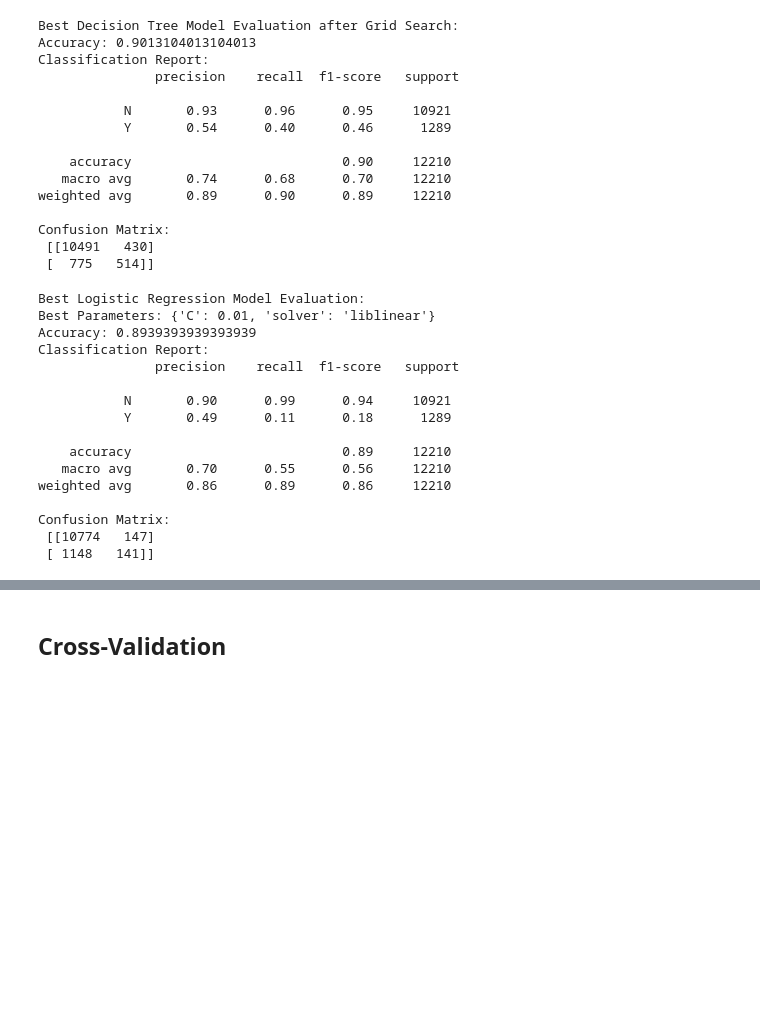
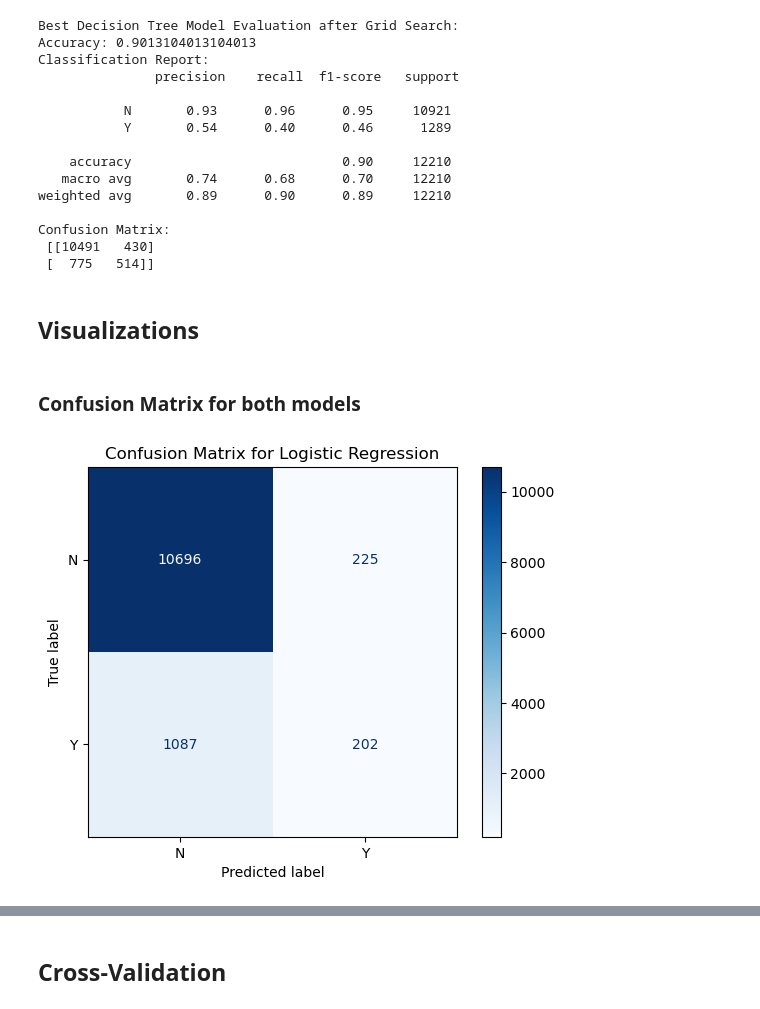
Before and after one commit to DavidGathimbaM/Terry-Traffic-Stops-Data-Science, a Jupyter notebook: index.ipynb, the cells around one changed output, grey strips where cells are left out. Saved outputs shown, nothing was run; the diff lists cells and outputs as text; code cells hidden in the pictures; blank space fills up the shorter version.

```diff
--- a/index.ipynb
+++ b/index.ipynb
@@ -417,32 +417,5 @@ weighted avg       0.89      0.90      0.89     12210
 Confusion Matrix:
  [[10491   430]
  [  775   514]]
-# %%
-# Best Logistic Regression model
-best_lr = grid_search_lr.best_estimator_
-
-# Predict on the test set with the best Logistic Regression model
-y_pred_best_lr = best_lr.predict(X_test)
-
-print("Best Logistic Regression Model Evaluation:")
-print("Best Parameters:", grid_search_lr.best_params_)
-print("Accuracy:", accuracy_score(y_test, y_pred_best_lr))
-print("Classification Report:\n", classification_report(y_test, y_pred_best_lr))
-print("Confusion Matrix:\n", confusion_matrix(y_test, y_pred_best_lr))
-# %% [output]
-Best Logistic Regression Model Evaluation:
-Best Parameters: {'C': 0.01, 'solver': 'liblinear'}
-Accuracy: 0.8939393939393939
-Classification Report:
-               precision    recall  f1-score   support
-
-           N       0.90      0.99      0.94     10921
-           Y       0.49      0.11      0.18      1289
-
-    accuracy                           0.89     12210
-   macro avg       0.70      0.55      0.56     12210
-weighted avg       0.86      0.89      0.86     12210
-
-Confusion Matrix:
- [[10774   147]
- [ 1148   141]]
+# %% [markdown]
+## Visualizations
@@ -448,0 +426,11 @@ Confusion Matrix:
+# %% [markdown]
+### Confusion Matrix for both models
+# %%
+# Confusion Matrix for Logistic Regression
+cm_lr = confusion_matrix(y_test, y_pred_lr)
+disp_lr = ConfusionMatrixDisplay(confusion_matrix=cm_lr, display_labels=logistic_regression.classes_)
+disp_lr.plot(cmap='Blues')
+plt.title('Confusion Matrix for Logistic Regression')
+plt.show()
+# %% [output]
+[figure, added]
```
Also changed, not shown: parts of 18 cells of this notebook, 4 other files.
